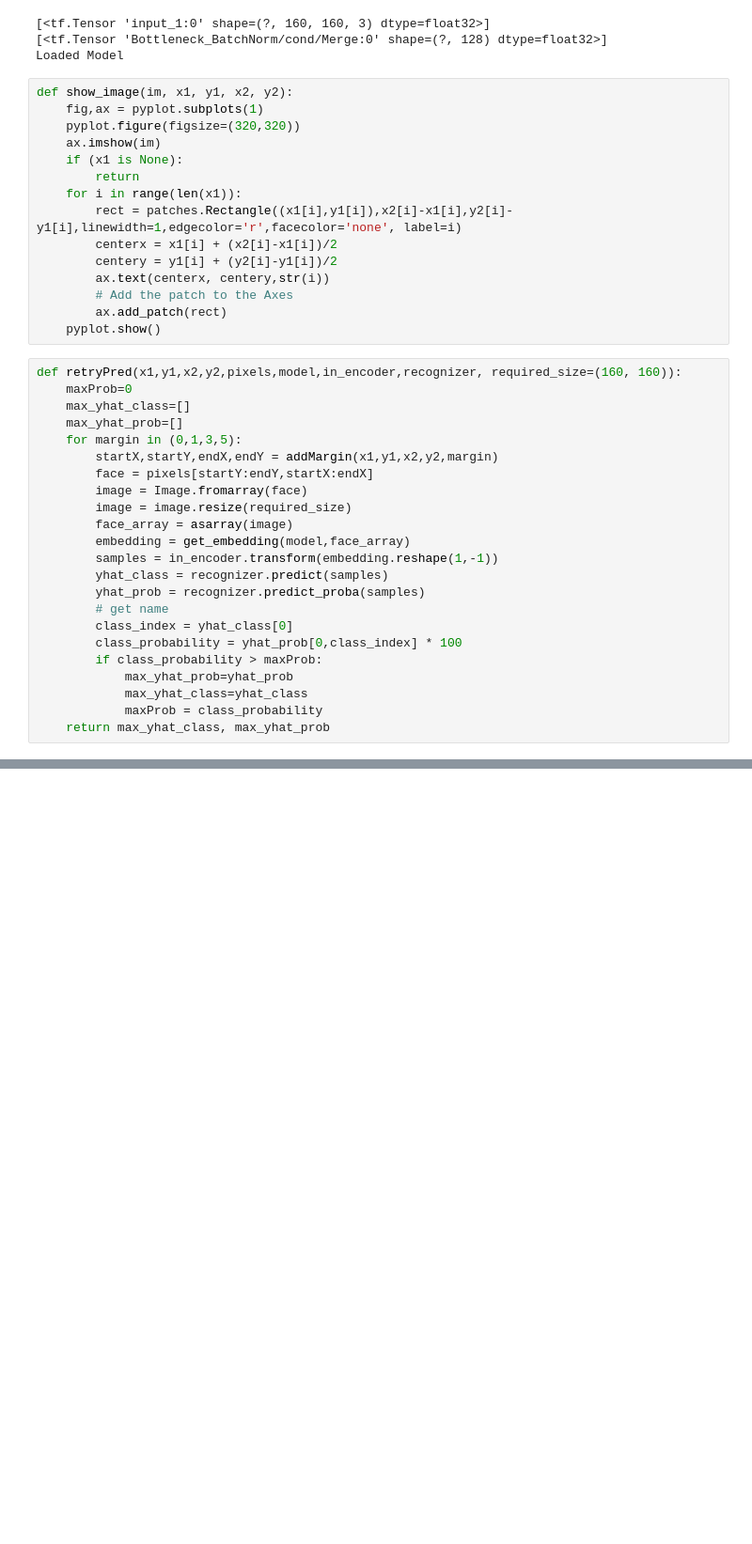
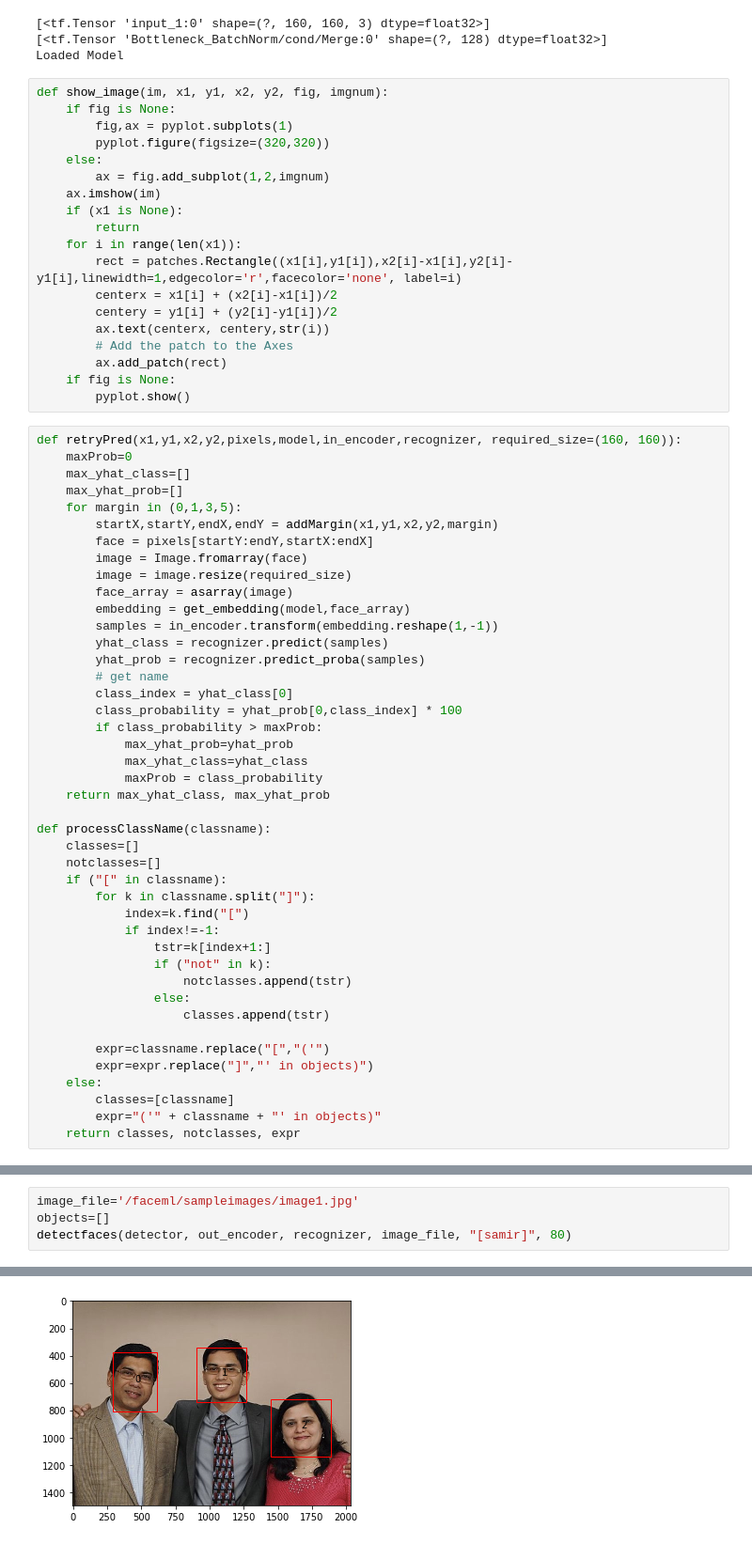
Before and after one commit to samirsdoshi/faceml, a Jupyter notebook: faceml/notebooks/detectface_keras.ipynb, the cells around one changed output, grey strips where cells are left out. Shown at 94% size. Cells and saved outputs as stored; diff of their text form; blank space fills up the shorter version.

```diff
--- a/faceml/notebooks/detectface_keras.ipynb
+++ b/faceml/notebooks/detectface_keras.ipynb
@@ -151,9 +213,12 @@ print('Loaded Model')
 [<tf.Tensor 'Bottleneck_BatchNorm/cond/Merge:0' shape=(?, 128) dtype=float32>]
 Loaded Model
 # %%
-def show_image(im, x1, y1, x2, y2):
-    fig,ax = pyplot.subplots(1)
-    pyplot.figure(figsize=(320,320))
+def show_image(im, x1, y1, x2, y2, fig, imgnum):
+    if fig is None:
+        fig,ax = pyplot.subplots(1)
+        pyplot.figure(figsize=(320,320))
+    else:
+        ax = fig.add_subplot(1,2,imgnum)
     ax.imshow(im)
     if (x1 is None):
         return
@@ -164,7 +229,8 @@ def show_image(im, x1, y1, x2, y2):
         ax.text(centerx, centery,str(i))
         # Add the patch to the Axes
         ax.add_patch(rect)
-    pyplot.show()
+    if fig is None:
+        pyplot.show()
 # %%
 def retryPred(x1,y1,x2,y2,pixels,model,in_encoder,recognizer, required_size=(160, 160)):
     maxProb=0
@@ -188,3 +254,23 @@ def retryPred(x1,y1,x2,y2,pixels,model,in_encoder,recognizer, required_size=(160
             max_yhat_class=yhat_class
             maxProb = class_probability
     return max_yhat_class, max_yhat_prob
+
+def processClassName(classname):
+    classes=[]
+    notclasses=[]
+    if ("[" in classname):
+        for k in classname.split("]"):
+            index=k.find("[")
+            if index!=-1:
+                tstr=k[index+1:]
+                if ("not" in k):
+                    notclasses.append(tstr)
+                else:
+                    classes.append(tstr)
+
+        expr=classname.replace("[","('")
+        expr=expr.replace("]","' in objects)")
+    else:
+        classes=[classname]
+        expr="('" + classname + "' in objects)"
+    return classes, notclasses, expr
@@ -242,0 +315,5 @@ Faces: 3
+# %%
+image_file='/faceml/sampleimages/image1.jpg'
+objects=[]
+detectfaces(detector, out_encoder, recognizer, image_file, "[samir]", 80)
+# %% [output]
@@ -242,0 +327 @@ Faces: 3
+[figure, added]
```
Also changed, not shown: parts of 11 cells of this notebook, 16 other files.
